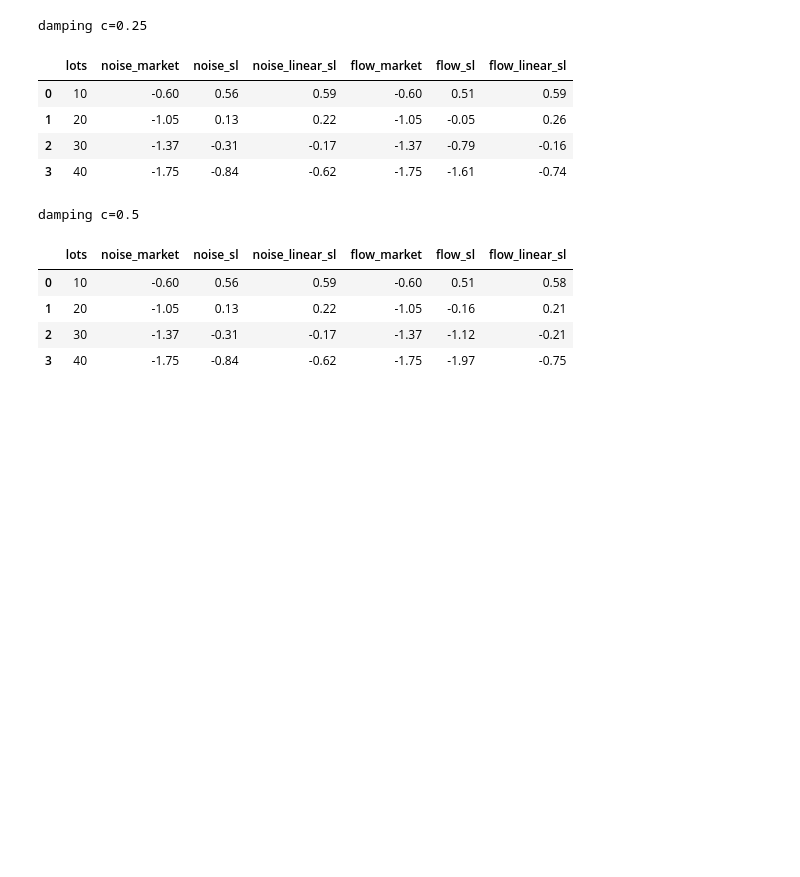
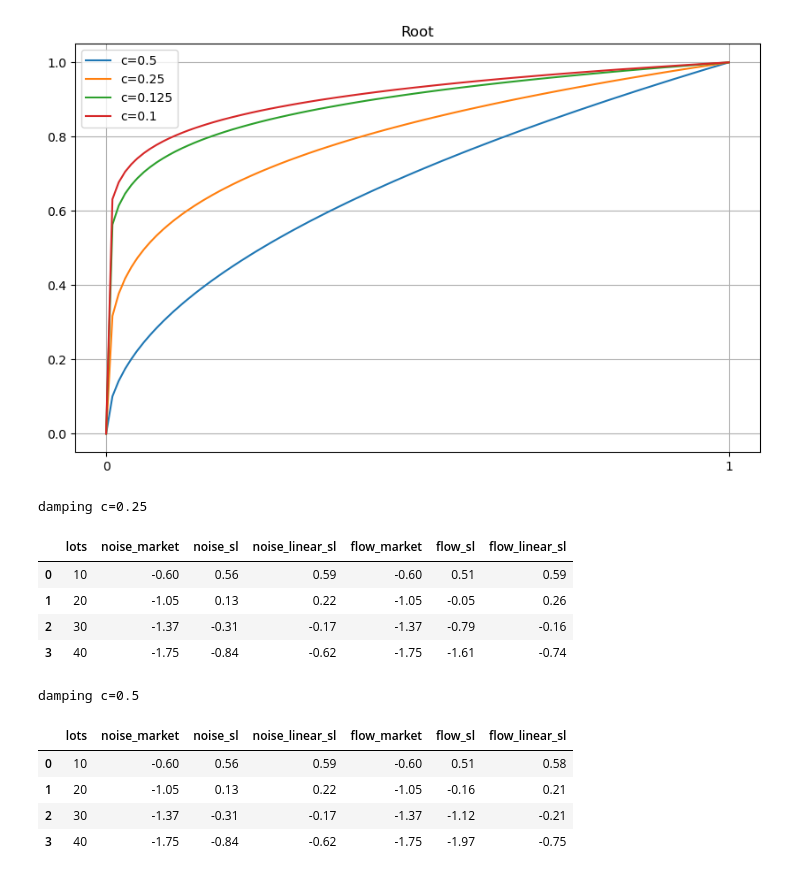
Before and after one commit to moritzweiss/lob, a Jupyter notebook: notebooks/performance_benchmark_strategies_damping_factors.ipynb, the cells around one changed output. Drawn from its saved outputs; the diff is of its cells as text; code cells hidden in the pictures; blank space fills up the shorter version.

```diff
--- a/notebooks/performance_benchmark_strategies_damping_factors.ipynb
+++ b/notebooks/performance_benchmark_strategies_damping_factors.ipynb
@@ -32,3 +34,26 @@ plt.show()
+# %%
+# %%capture
+# Define the time array
+t = np.linspace(0, 1, 100)
+
+# Define the exponential damping function
+plt.figure(figsize=(10, 6))
+plt.title('Root')
+plt.xticks(np.arange(min(t), max(t)+1, 1.0))  # Set x ticks at every integer
+
+powers = [1/2, 1/4, 1/8, 1/10]
+
+for c in powers:
+
+    y = np.power(t, c)
+    # Plot the function
+    plt.plot(t, y)
+
+plt.grid(True)
+plt.legend([f'c={c}' for c in powers])
+plt.show()
+# %% [output]
+[figure, added]
 # %%
 d_025=pd.read_csv(f'{parent_dir}/results/performance_benchmarks_c_0.25.csv')
 d_050=pd.read_csv(f'{parent_dir}/results/performance_benchmarks_c_0.5.csv')
```
Also changed, not shown: parts of 1 cell of this notebook, 3 other files.
